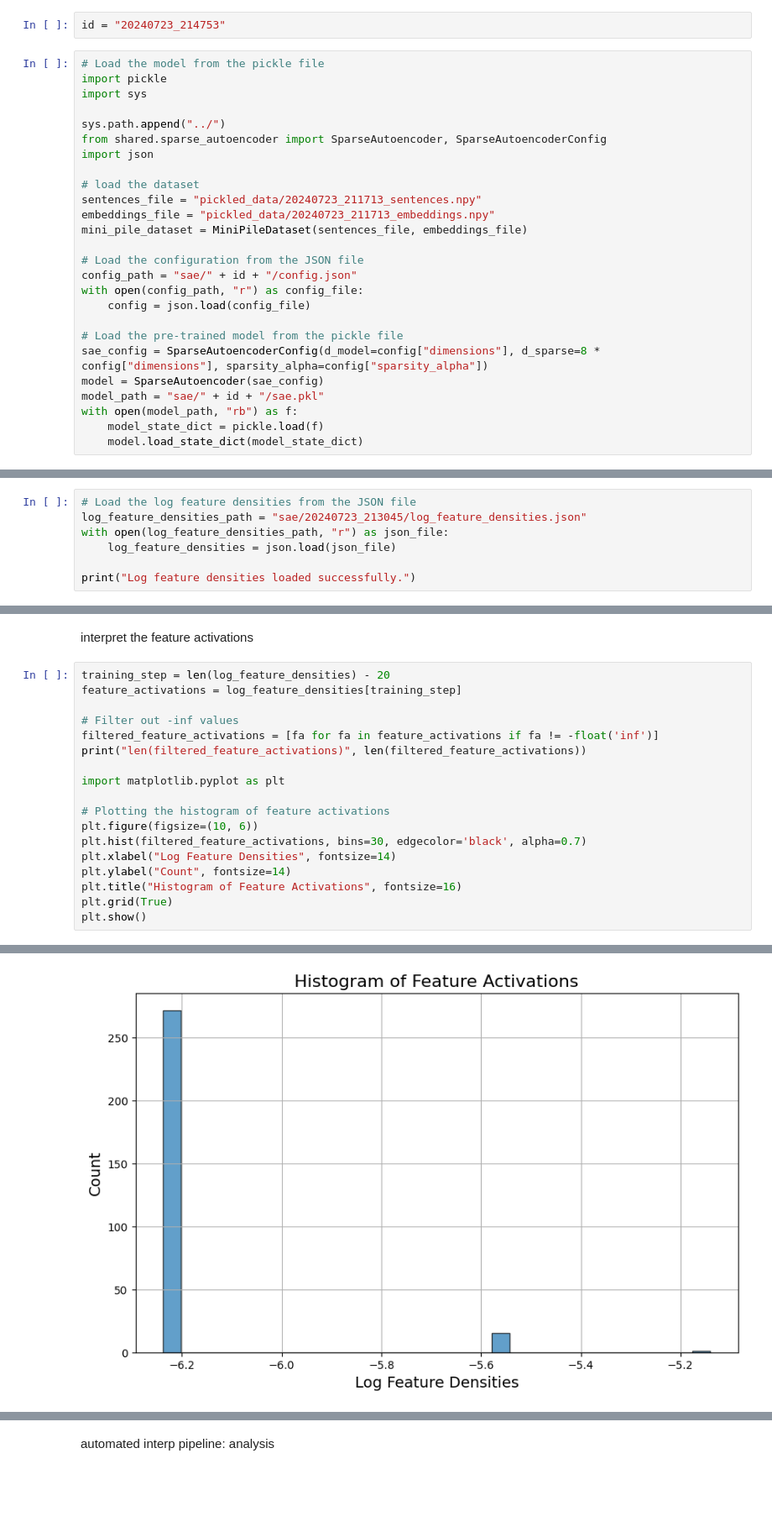
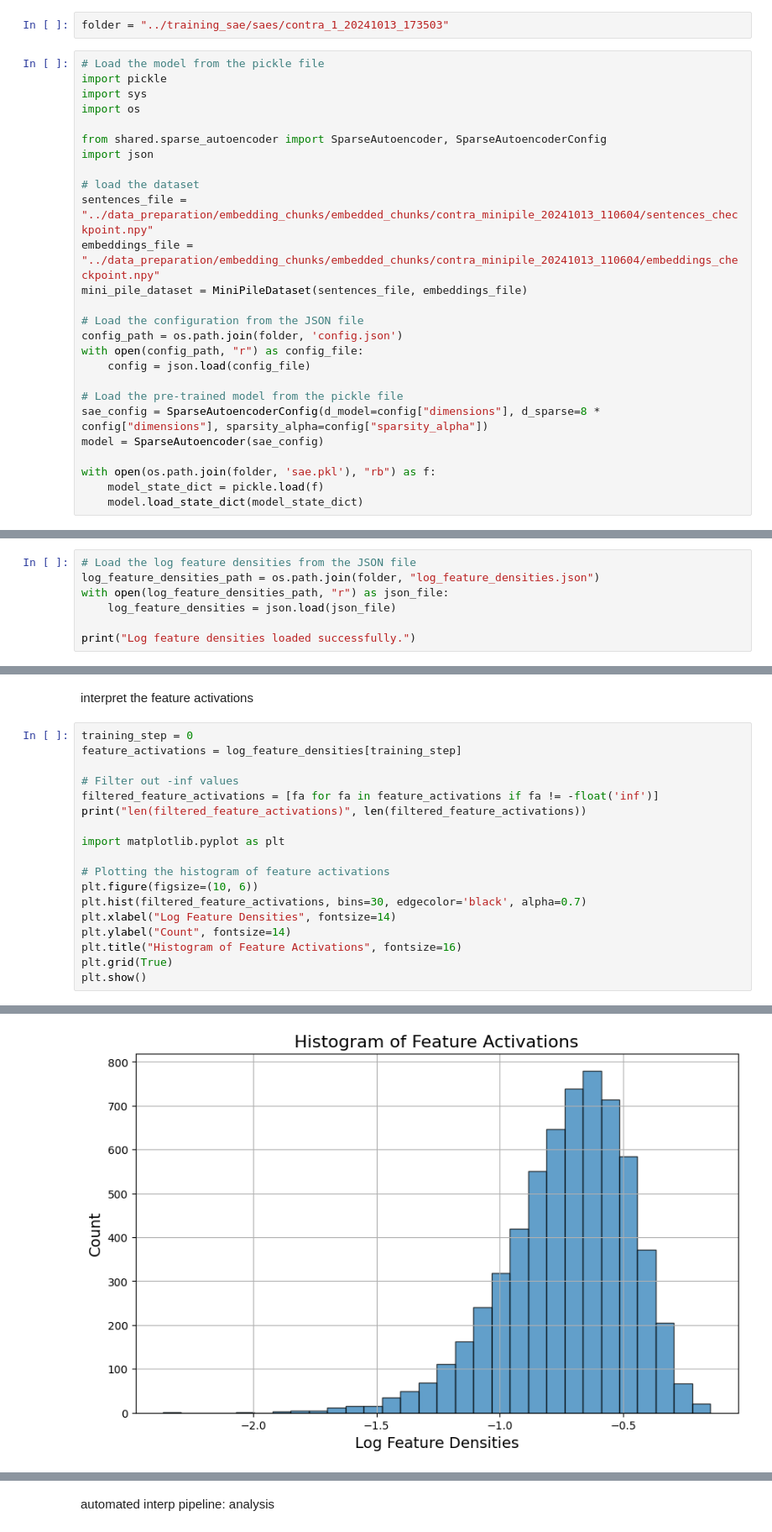
Before and after one commit to josephtey/auto-ed-coder, a Jupyter notebook: encoder_sae/analysis/analysis.ipynb, the cells around one changed output, grey strips where cells are left out. Shown: that part at 84% size. Saved outputs shown, nothing was run; the diff lists cells and outputs as text; blank space fills up the shorter version.

```diff
--- a/encoder_sae/analysis/analysis.ipynb
+++ b/encoder_sae/analysis/analysis.ipynb
@@ -26,28 +26,28 @@ The autoreload extension is already loaded. To reload it, use:
 # %%
-id = "20240723_214753"
+folder = "../training_sae/saes/contra_1_20241013_173503"
 # %%
 # Load the model from the pickle file
 import pickle
 import sys
+import os
 
-sys.path.append("../")
 from shared.sparse_autoencoder import SparseAutoencoder, SparseAutoencoderConfig
 import json
 
 # load the dataset
-sentences_file = "pickled_data/20240723_211713_sentences.npy"
-embeddings_file = "pickled_data/20240723_211713_embeddings.npy"
+sentences_file = "../data_preparation/embedding_chunks/embedded_chunks/contra_minipile_20241013_110604/sentences_checkpoint.npy"
+embeddings_file = "../data_preparation/embedding_chunks/embedded_chunks/contra_minipile_20241013_110604/embeddings_checkpoint.npy"
 mini_pile_dataset = MiniPileDataset(sentences_file, embeddings_file)
 
 # Load the configuration from the JSON file
-config_path = "sae/" + id + "/config.json"
+config_path = os.path.join(folder, 'config.json')
 with open(config_path, "r") as config_file:
     config = json.load(config_file)
 
 # Load the pre-trained model from the pickle file
 sae_config = SparseAutoencoderConfig(d_model=config["dimensions"], d_sparse=8 * config["dimensions"], sparsity_alpha=config["sparsity_alpha"])
 model = SparseAutoencoder(sae_config)
-model_path = "sae/" + id + "/sae.pkl"
-with open(model_path, "rb") as f:
+
+with open(os.path.join(folder, 'sae.pkl'), "rb") as f:
     model_state_dict = pickle.load(f)
     model.load_state_dict(model_state_dict)
@@ -56,6 +54,6 @@ FileNotFoundError: [Errno 2] No such file or directory: 'pickled_data/20240723_2
 # %%
 # Load the log feature densities from the JSON file
-log_feature_densities_path = "sae/20240723_213045/log_feature_densities.json"
+log_feature_densities_path = os.path.join(folder, "log_feature_densities.json")
 with open(log_feature_densities_path, "r") as json_file:
     log_feature_densities = json.load(json_file)
 
@@ -65,7 +63,7 @@ Log feature densities loaded successfully.
 # %% [markdown]
 interpret the feature activations
 # %%
-training_step = len(log_feature_densities) - 20
+training_step = 0
 feature_activations = log_feature_densities[training_step]
 
 # Filter out -inf values
@@ -87,4 +85,4 @@ len(filtered_feature_activations) 288
-[figure, old version]
+[figure, new version]
 # %%
 len(mini_pile_dataset)
 # %% [output]
```
Also changed, not shown: parts of 6 cells of this notebook, 9 other files.
